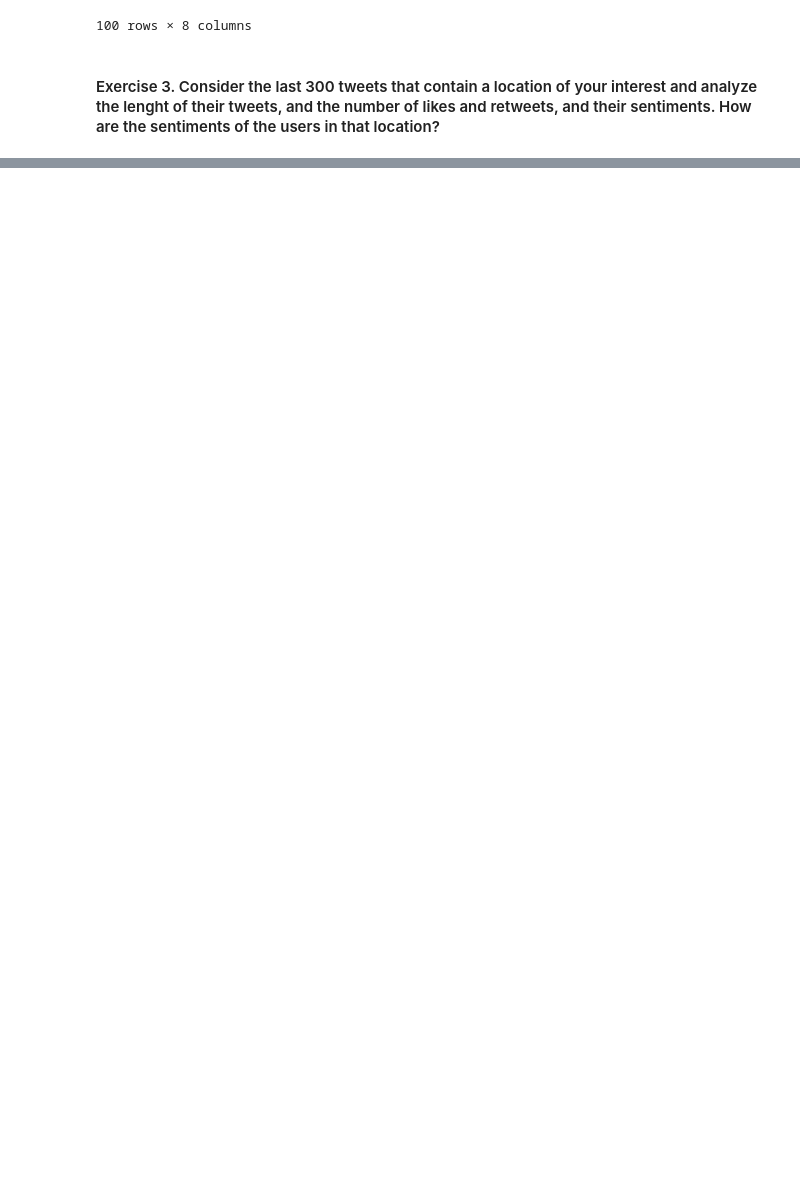
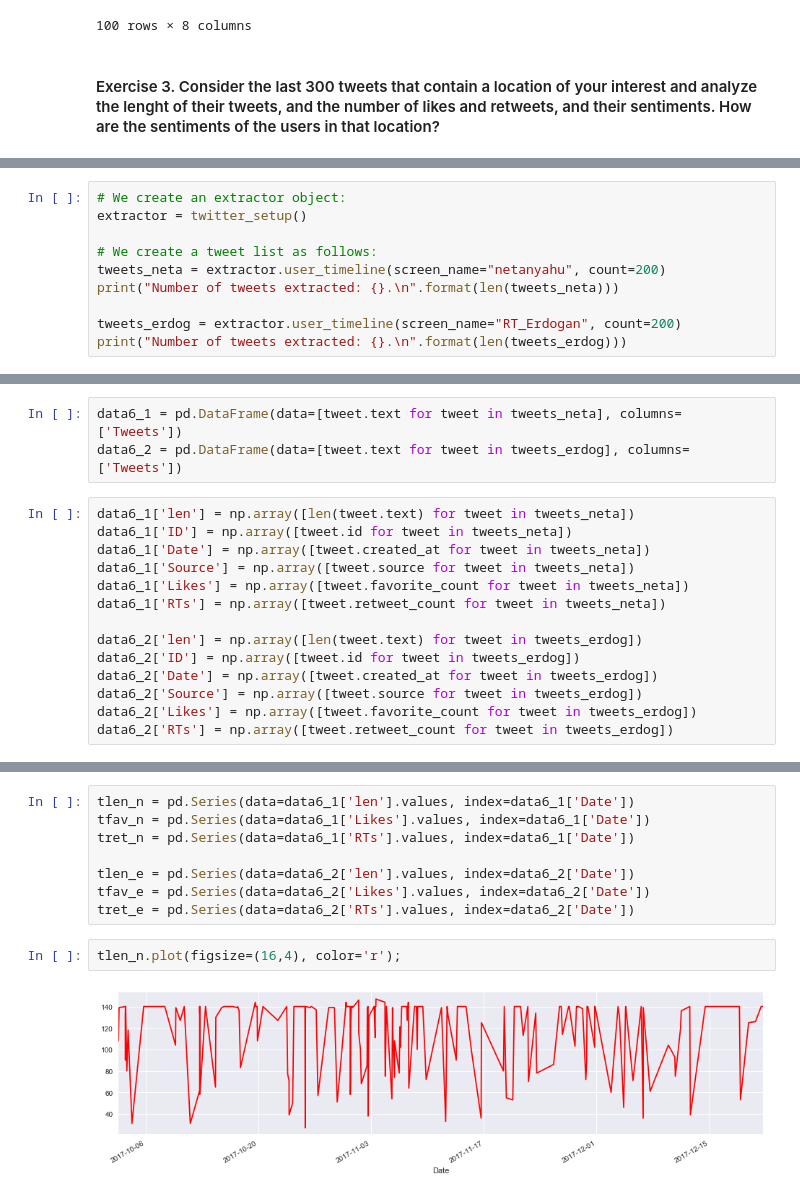
Before and after one commit to LevanBorchkhadze/DataScienceFoundations, a Jupyter notebook: Session_19/Session_19_exercises.ipynb, the cells around one changed output, grey strips where cells are left out. Cells and saved outputs as stored; diff of their text form; blank space fills up the shorter version.

```diff
--- a/Session_19/Session_19_exercises.ipynb
+++ b/Session_19/Session_19_exercises.ipynb
@@ -203,0 +341,10 @@ data2
+# %%
+# We create an extractor object:
+extractor = twitter_setup()
+
+# We create a tweet list as follows:
+tweets_neta = extractor.user_timeline(screen_name="netanyahu", count=200)
+print("Number of tweets extracted: {}.\n".format(len(tweets_neta)))
+
+tweets_erdog = extractor.user_timeline(screen_name="RT_Erdogan", count=200)
+print("Number of tweets extracted: {}.\n".format(len(tweets_erdog)))
@@ -203,0 +355,17 @@ data2
+# %%
+data6_1 = pd.DataFrame(data=[tweet.text for tweet in tweets_neta], columns=['Tweets'])
+data6_2 = pd.DataFrame(data=[tweet.text for tweet in tweets_erdog], columns=['Tweets'])
+# %%
+data6_1['len'] = np.array([len(tweet.text) for tweet in tweets_neta])
+data6_1['ID'] = np.array([tweet.id for tweet in tweets_neta])
+data6_1['Date'] = np.array([tweet.created_at for tweet in tweets_neta])
+data6_1['Source'] = np.array([tweet.source for tweet in tweets_neta])
+data6_1['Likes'] = np.array([tweet.favorite_count for tweet in tweets_neta])
+data6_1['RTs'] = np.array([tweet.retweet_count for tweet in tweets_neta])
+
+data6_2['len'] = np.array([len(tweet.text) for tweet in tweets_erdog])
+data6_2['ID'] = np.array([tweet.id for tweet in tweets_erdog])
+data6_2['Date'] = np.array([tweet.created_at for tweet in tweets_erdog])
+data6_2['Source'] = np.array([tweet.source for tweet in tweets_erdog])
+data6_2['Likes'] = np.array([tweet.favorite_count for tweet in tweets_erdog])
+data6_2['RTs'] = np.array([tweet.retweet_count for tweet in tweets_erdog])
@@ -203,0 +381,12 @@ data2
+# %%
+tlen_n = pd.Series(data=data6_1['len'].values, index=data6_1['Date'])
+tfav_n = pd.Series(data=data6_1['Likes'].values, index=data6_1['Date'])
+tret_n = pd.Series(data=data6_1['RTs'].values, index=data6_1['Date'])
+
+tlen_e = pd.Series(data=data6_2['len'].values, index=data6_2['Date'])
+tfav_e = pd.Series(data=data6_2['Likes'].values, index=data6_2['Date'])
+tret_e = pd.Series(data=data6_2['RTs'].values, index=data6_2['Date'])
+# %%
+tlen_n.plot(figsize=(16,4), color='r');
+# %% [output]
+[figure, added]
```
Also changed, not shown: parts of 27 cells of this notebook.
